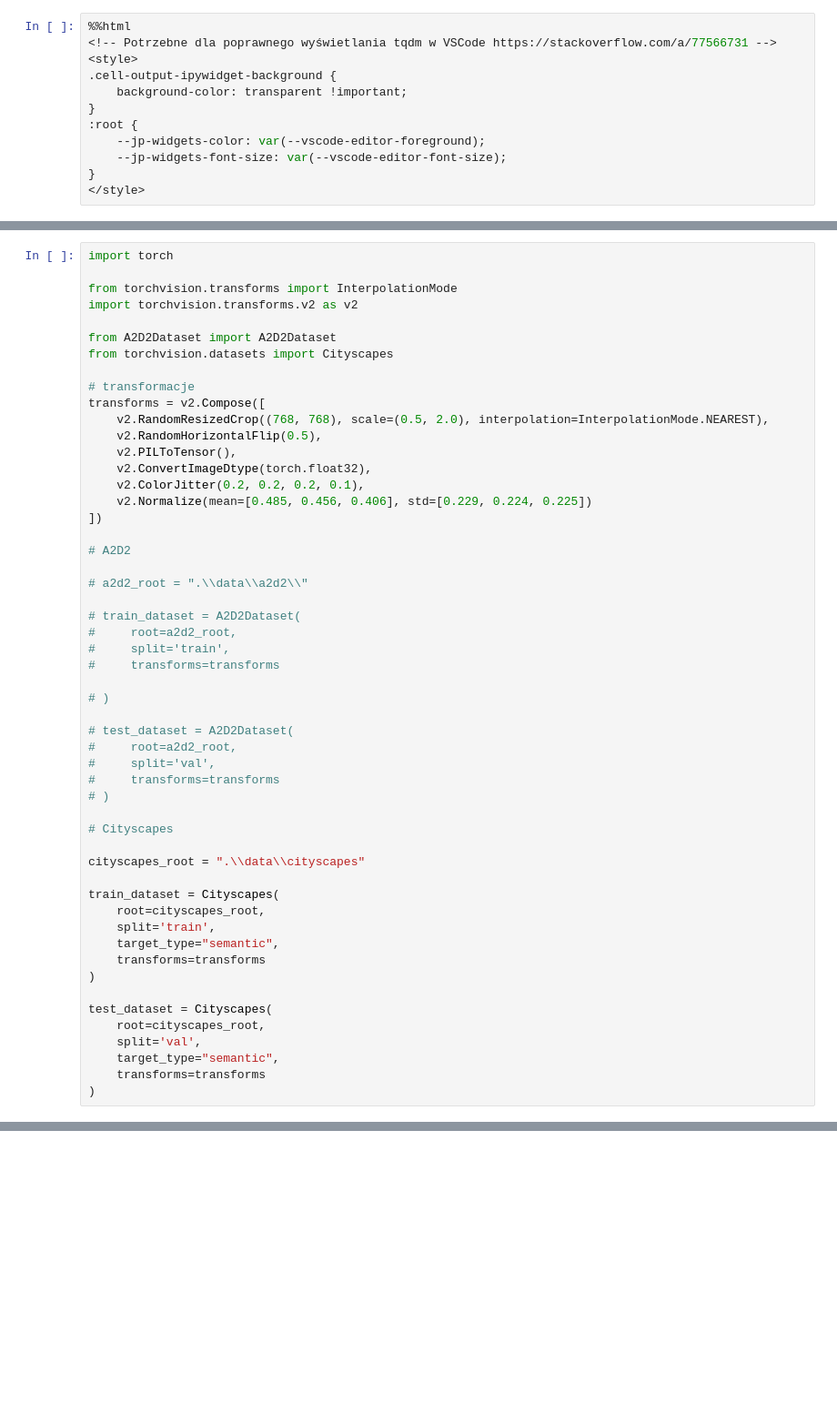
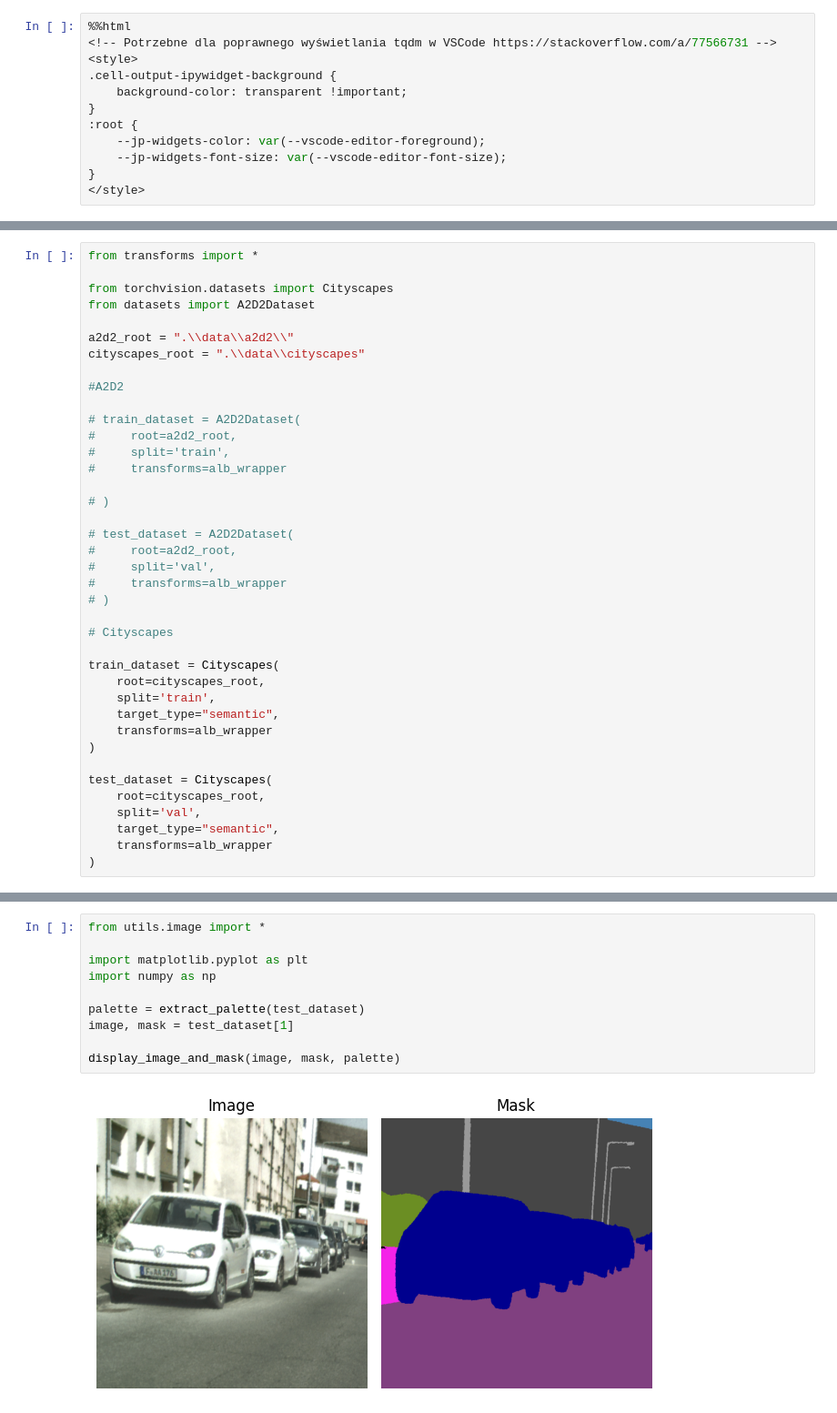
Before and after one commit to prax19/masters-project, a Jupyter notebook: usage_notebook.ipynb, the cells around one changed output, grey strips where cells are left out. Shown at 91% size. Saved outputs shown, nothing was run; the diff lists cells and outputs as text; blank space fills up the shorter version.

```diff
--- a/usage_notebook.ipynb
+++ b/usage_notebook.ipynb
@@ -30,53 +13,39 @@ device(type='cuda')
 # %%
-import torch
+from transforms import *
 
-from torchvision.transforms import InterpolationMode
-import torchvision.transforms.v2 as v2
+from torchvision.datasets import Cityscapes
+from datasets import A2D2Dataset
 
-from A2D2Dataset import A2D2Dataset
-from torchvision.datasets import Cityscapes
+a2d2_root = ".\\data\\a2d2\\"
+cityscapes_root = ".\\data\\cityscapes"
 
-# transformacje
-transforms = v2.Compose([
-    v2.RandomResizedCrop((768, 768), scale=(0.5, 2.0), interpolation=InterpolationMode.NEAREST),
-    v2.RandomHorizontalFlip(0.5),
-    v2.PILToTensor(),
-    v2.ConvertImageDtype(torch.float32),
-    v2.ColorJitter(0.2, 0.2, 0.2, 0.1),
-    v2.Normalize(mean=[0.485, 0.456, 0.406], std=[0.229, 0.224, 0.225])
-])
-
-# A2D2
-
-# a2d2_root = ".\\data\\a2d2\\"
+#A2D2
 
 # train_dataset = A2D2Dataset(
 #     root=a2d2_root,
 #     split='train',
-#     transforms=transforms
+#     transforms=alb_wrapper
 
 # )
 
 # test_dataset = A2D2Dataset(
 #     root=a2d2_root,
 #     split='val',
-#     transforms=transforms
+#     transforms=alb_wrapper
 # )
 
 # Cityscapes
-
-cityscapes_root = ".\\data\\cityscapes"
 
 train_dataset = Cityscapes(
     root=cityscapes_root,
     split='train',
     target_type="semantic",
-    transforms=transforms
+    transforms=alb_wrapper
 )
 
 test_dataset = Cityscapes(
     root=cityscapes_root,
     split='val',
     target_type="semantic",
-    transforms=transforms
+    transforms=alb_wrapper
 )
@@ -159,0 +52,12 @@ generate_segmentation_mask_file(
+# %%
+from utils.image import *
+
+import matplotlib.pyplot as plt
+import numpy as np
+
+palette = extract_palette(test_dataset)
+image, mask = test_dataset[1]
+
+display_image_and_mask(image, mask, palette)
+# %% [output]
+[figure, added]
```
Also changed, not shown: parts of 14 cells of this notebook, 9 other files.
